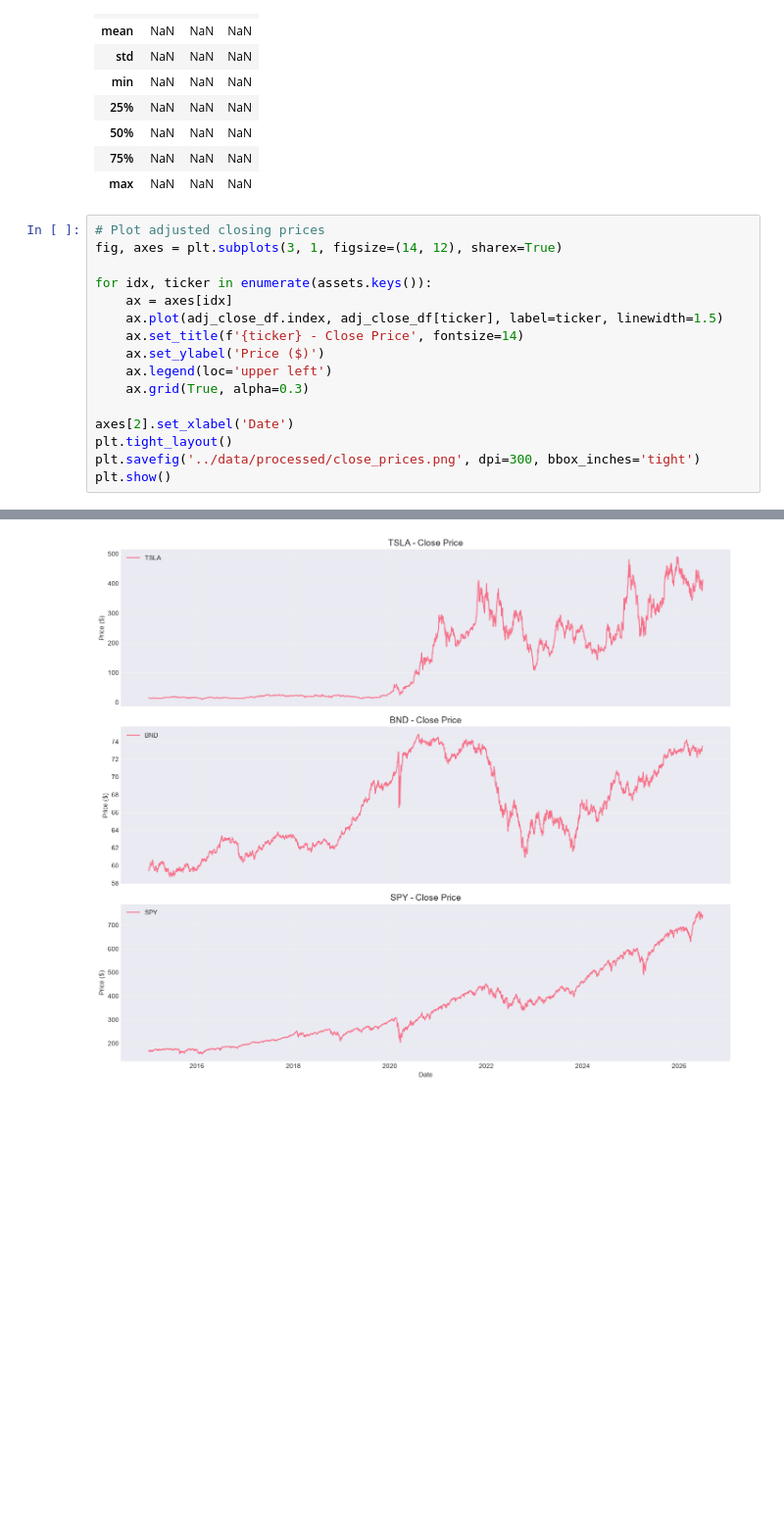
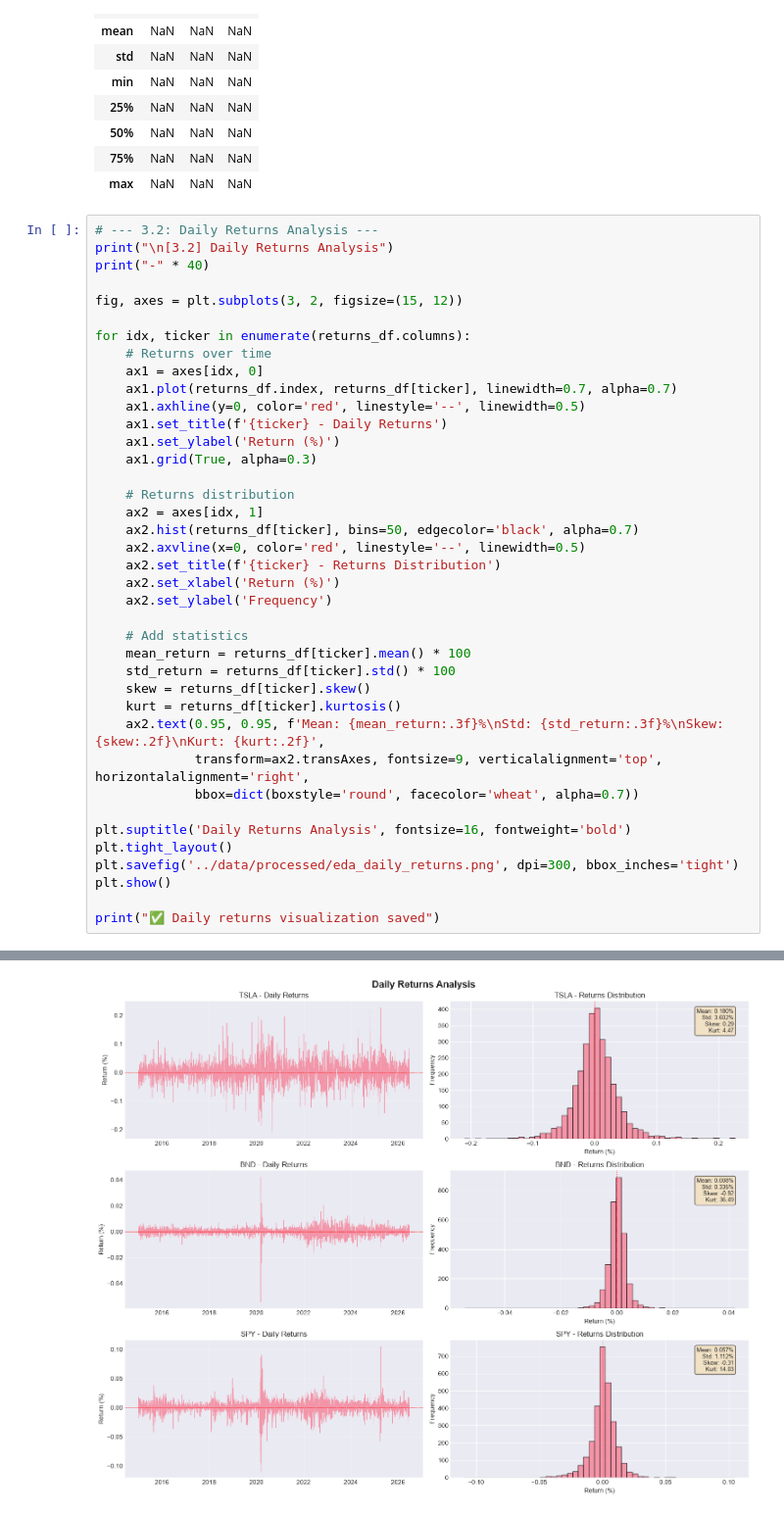
Before and after one commit to leesol1878/portfolio-optimization, a Jupyter notebook: notebooks/01_data_exploration.ipynb, the cells around one changed output, grey strips where cells are left out. Shown at 98% size. Cells and saved outputs as stored; diff of their text form; blank space fills up the shorter version.

Commit message:
Task 1: Complete data preprocessing, EDA, stationarity testing, and risk metrics with business interpretation

```diff
--- a/notebooks/01_data_exploration.ipynb
+++ b/notebooks/01_data_exploration.ipynb
@@ -350,19 +352,42 @@ First few rows:
 | 75% | NaN | NaN | NaN |
 | max | NaN | NaN | NaN |
 # %%
-# Plot adjusted closing prices
-fig, axes = plt.subplots(3, 1, figsize=(14, 12), sharex=True)
+# --- 3.2: Daily Returns Analysis ---
+print("\n[3.2] Daily Returns Analysis")
+print("-" * 40)
 
-for idx, ticker in enumerate(assets.keys()):
-    ax = axes[idx]
-    ax.plot(adj_close_df.index, adj_close_df[ticker], label=ticker, linewidth=1.5)
-    ax.set_title(f'{ticker} - Close Price', fontsize=14)
-    ax.set_ylabel('Price ($)')
-    ax.legend(loc='upper left')
-    ax.grid(True, alpha=0.3)
+fig, axes = plt.subplots(3, 2, figsize=(15, 12))
 
-axes[2].set_xlabel('Date')
+for idx, ticker in enumerate(returns_df.columns):
+    # Returns over time
+    ax1 = axes[idx, 0]
+    ax1.plot(returns_df.index, returns_df[ticker], linewidth=0.7, alpha=0.7)
+    ax1.axhline(y=0, color='red', linestyle='--', linewidth=0.5)
+    ax1.set_title(f'{ticker} - Daily Returns')
+    ax1.set_ylabel('Return (%)')
+    ax1.grid(True, alpha=0.3)
+
+    # Returns distribution
+    ax2 = axes[idx, 1]
+    ax2.hist(returns_df[ticker], bins=50, edgecolor='black', alpha=0.7)
+    ax2.axvline(x=0, color='red', linestyle='--', linewidth=0.5)
+    ax2.set_title(f'{ticker} - Returns Distribution')
+    ax2.set_xlabel('Return (%)')
+    ax2.set_ylabel('Frequency')
+
+    # Add statistics
+    mean_return = returns_df[ticker].mean() * 100
+    std_return = returns_df[ticker].std() * 100
+    skew = returns_df[ticker].skew()
+    kurt = returns_df[ticker].kurtosis()
+    ax2.text(0.95, 0.95, f'Mean: {mean_return:.3f}%\nStd: {std_return:.3f}%\nSkew: {skew:.2f}\nKurt: {kurt:.2f}',
+             transform=ax2.transAxes, fontsize=9, verticalalignment='top', horizontalalignment='right',
+             bbox=dict(boxstyle='round', facecolor='wheat', alpha=0.7))
+
+plt.suptitle('Daily Returns Analysis', fontsize=16, fontweight='bold')
 plt.tight_layout()
-plt.savefig('../data/processed/close_prices.png', dpi=300, bbox_inches='tight')
+plt.savefig('../data/processed/eda_daily_returns.png', dpi=300, bbox_inches='tight')
 plt.show()
+
+print("✅ Daily returns visualization saved")
 # %% [output]
@@ -369 +396 @@ plt.show()
-[figure, old version]
+[figure, new version]
```
Also changed, not shown: parts of 24 cells of this notebook, 3 other files.
